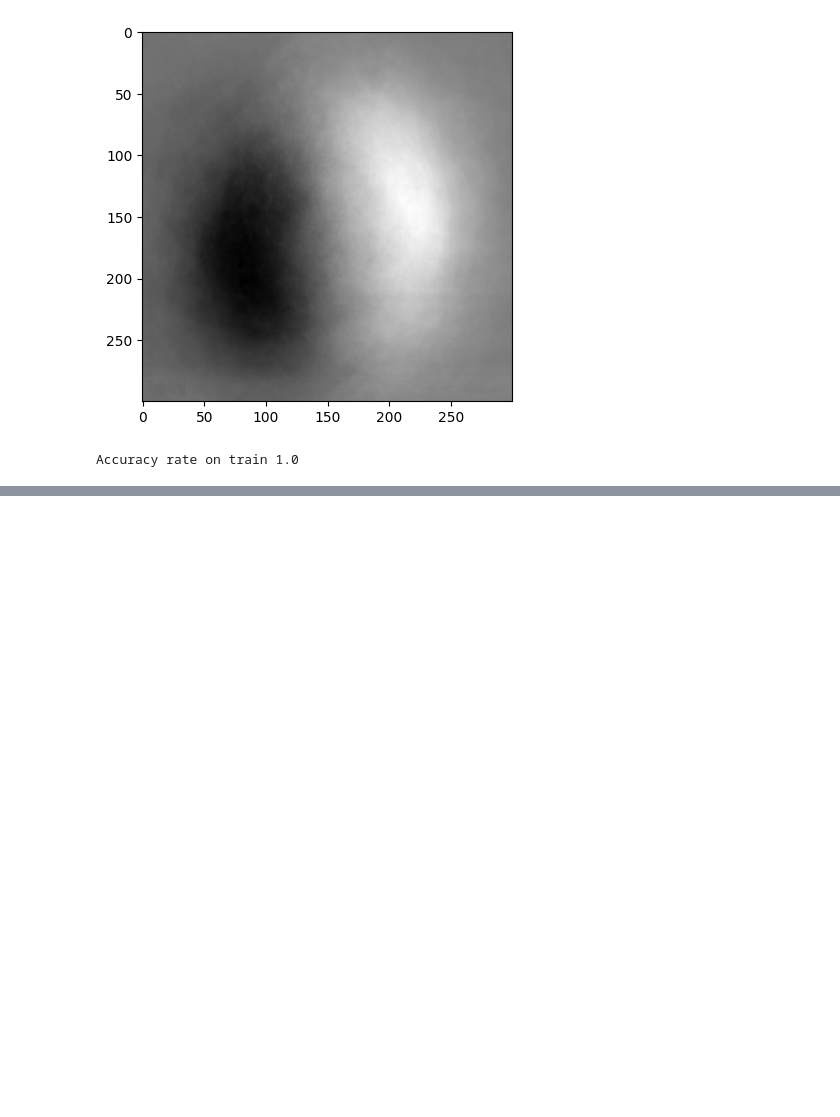
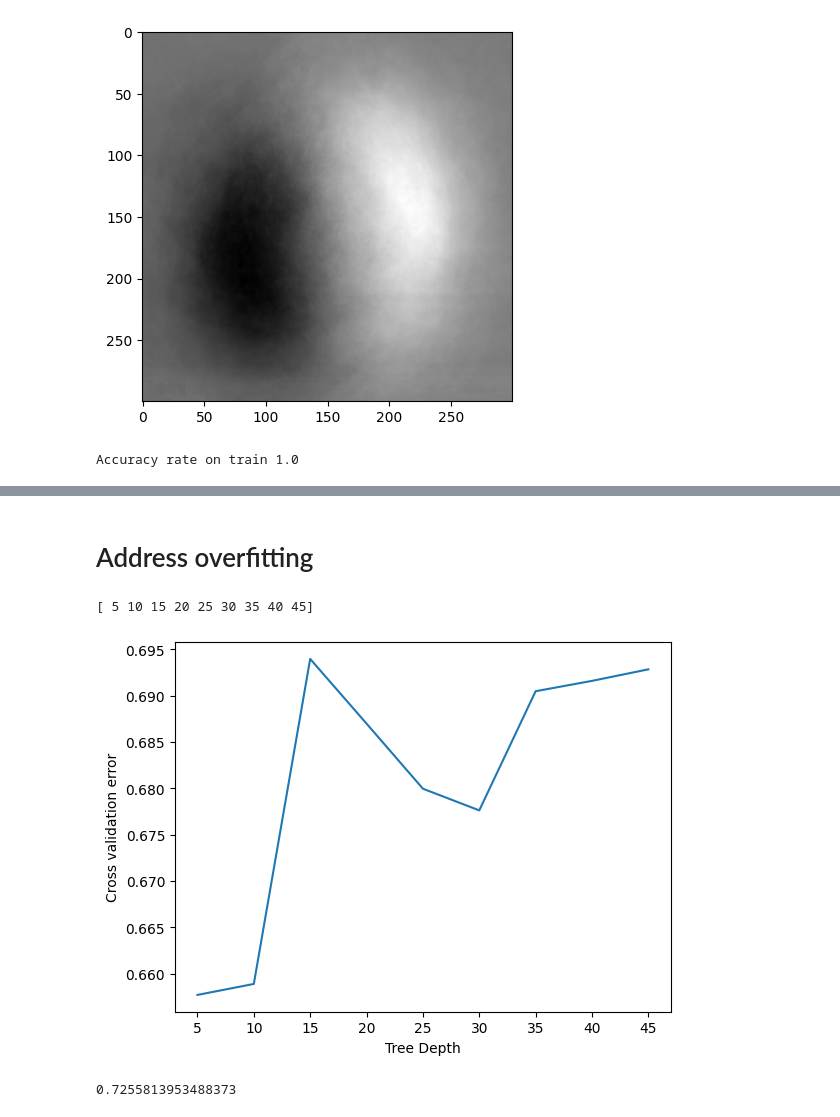
Before and after one commit to tejaswini-rb/project-proposal-ml, a Jupyter notebook: DecisionTree.ipynb, the cells around one changed output, grey strips where cells are left out. Cells and saved outputs as stored; diff of their text form; code cells hidden in the pictures; blank space fills up the shorter version.

Commit message:
decision tree pruning

```diff
--- a/DecisionTree.ipynb
+++ b/DecisionTree.ipynb
@@ -304,0 +305,23 @@ _ = tree.plot_tree(clf,
+# %% [markdown]
+# Address overfitting
+# %%
+max_depth_values = np.arange(5,50,5)
+# %%
+print(max_depth_values)
+# %% [output]
+[ 5 10 15 20 25 30 35 40 45]
+# %%
+from sklearn.model_selection import cross_val_score
+error_scores = []
+for i in max_depth_values:
+    clf_n  = tree.DecisionTreeClassifier(max_depth=i)
+    cross_val_score_n = np.mean(cross_val_score(clf_n, train_P, train_y_p, cv=5, n_jobs=-1))
+    error = 1 - cross_val_score_n
+    error_scores.append(error)
+# %%
+plt.plot(max_depth_values,error_scores)
+plt.xlabel("Tree Depth")
+plt.ylabel("Cross validation error")
+plt.show()
+# %% [output]
+[figure, added]
@@ -304,0 +332,6 @@ _ = tree.plot_tree(clf,
+# %%
+from sklearn.metrics import accuracy_score
+best_pred = clf.predict(test_D)
+print(1-accuracy_score(best_pred,test_y))
+# %% [output]
+0.7255813953488373
```
Also changed, not shown: parts of 6 cells of this notebook, 1 other file.
